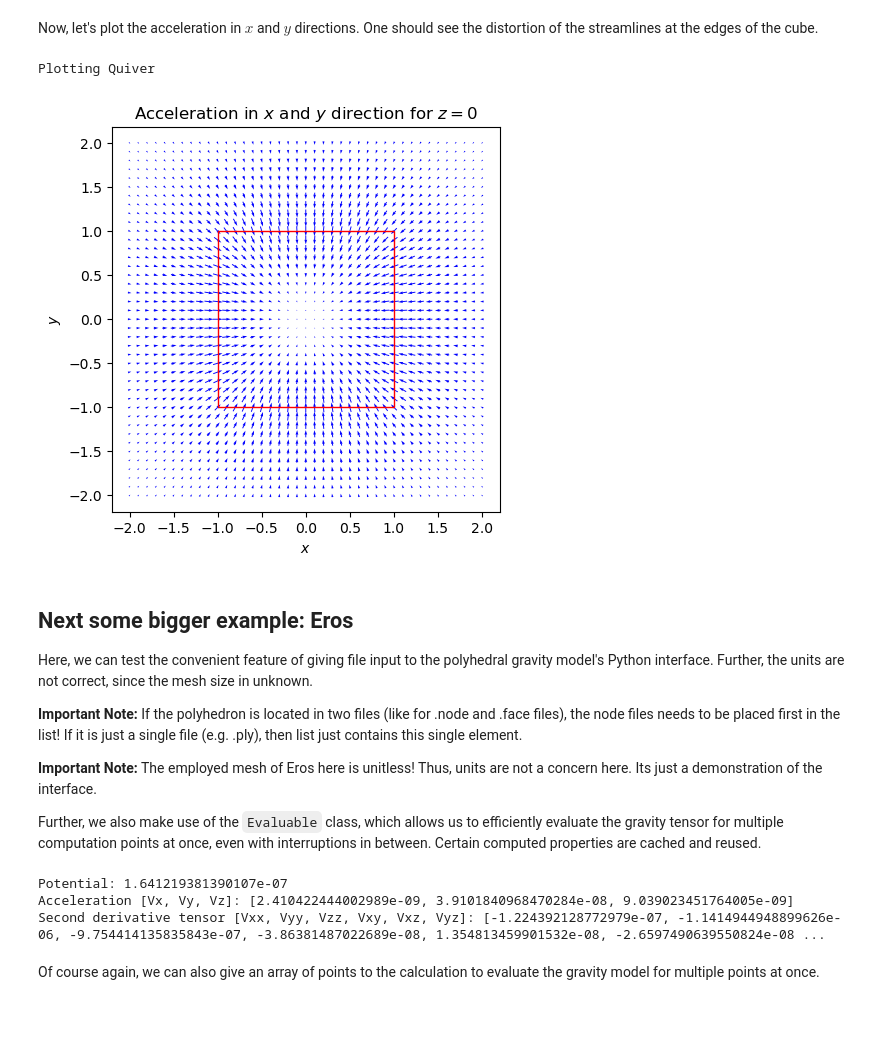
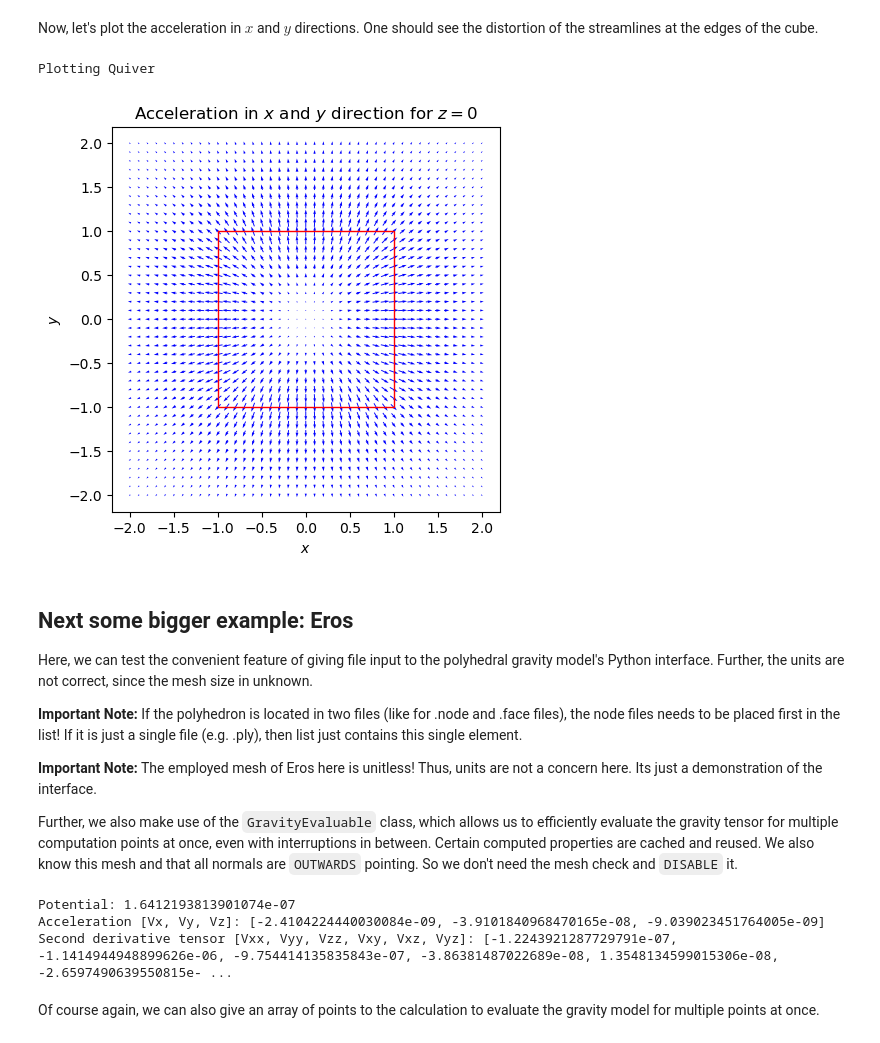
Before and after one commit to esa/polyhedral-gravity-model, a Jupyter notebook: script/polyhedral-gravity.ipynb, the cells around one changed output. Saved outputs shown, nothing was run; the diff lists cells and outputs as text; code cells hidden in the pictures; blank space fills up the shorter version.

```diff
--- a/script/polyhedral-gravity.ipynb
+++ b/script/polyhedral-gravity.ipynb
@@ -76,7 +77,11 @@ cube_faces = np.array(
         [4, 6, 7],
     ]
 )
-
-outwards_pointing_normals = gravity_util.check_mesh(cube_vertices, cube_faces)
-print(f"Plane normals point outwards: {outwards_pointing_normals}")
+density = 1.0  # [kg/m^3]
+cube_polyhedron = Polyhedron(
+    polyhedral_source=(cube_vertices, cube_faces),
+    density=density,
+    integrity_check=PolyhedronIntegrity.HEAL,
+)
+print(cube_polyhedron)
 # %% [output]
@@ -170,27 +172,26 @@ Now, let's plot the acceleration in $x$ and $y$ directions. One should see the d
 # %%
 # We use for this plot a more coarse grid to improve the visualization
 VALUES = np.arange(-2, 2.01, 0.1)
 X = VALUES
 Y = VALUES
 
 computation_points = np.array(np.meshgrid(X, Y, [0])).T.reshape(-1, 3)
-gravity_results = gravity_model.evaluate(
-    polyhedral_source=(cube_vertices, cube_faces),
-    density=density,
+gravity_results = evaluate(
+    polyhedron=cube_polyhedron,
     computation_points=computation_points,
 )
 
 accelerations = np.array([i[1][:] for i in gravity_results])
 acc_xy = np.delete(accelerations, 2, 1)
 acc_xy = -1 * acc_xy
 
 X = computation_points[:, 0].reshape(len(VALUES), -1)
 Y = computation_points[:, 1].reshape(len(VALUES), -1)
 
 mesh_plotting.plot_quiver(X, Y, acc_xy, "Acceleration in $x$ and $y$ direction for $z=0$", plot_rectangle=True)
 # %% [output]
 Plotting Quiver
-[figure, old version]
+[figure, new version]
 # %% [markdown]
 ## Next some bigger example: Eros
 
@@ -201,20 +202,27 @@ Further, the units are not correct, since the mesh size in unknown.
 
 **Important Note:** The employed mesh of Eros here is unitless! Thus, units are not a concern here. Its just a demonstration of the interface.
 
-Further, we also make use of the `Evaluable` class, which allows us to efficiently evaluate the gravity tensor for multiple computation points at once, even with interruptions in between. Certain computed properties are cached and reused.
+Further, we also make use of the `GravityEvaluable` class, which allows us to efficiently evaluate the gravity tensor for multiple computation points at once, even with interruptions in between. Certain computed properties are cached and reused.
+We also know this mesh and that all normals are `OUTWARDS` pointing. So we don't need the mesh check and `DISABLE` it.
 # %%
 eros_vertices_path = "mesh/Eros.node"
 eros_faces_path = "mesh/Eros.face"
+density = 2670.0
 
-density = 2670.0
+eros_polyhedron = Polyhedron(
+    polyhedral_source=[eros_vertices_path, eros_faces_path],
+    density=density,
+    normal_orientation=NormalOrientation.OUTWARDS,
+    integrity_check=PolyhedronIntegrity.DISABLE,
+)
+
+
 computation_point = np.array([0, 0, 0])  # m
 
 # The differende betweeen array input & file input lies in the types
 # Array Mesh Input ==> tuple of arrays/ lists
 # File Mesh Input ==> list of string file paths
-evaluable_eros = gravity_model.GravityEvaluable(
-    polyhedral_source=[eros_vertices_path, eros_faces_path], density=density
-)
+evaluable_eros = GravityEvaluable(eros_polyhedron)
 
 # Call the evaluable object with the computation point(s) and optionally disable/ enable parallelization
 potential, acceleration, tensor = evaluable_eros(computation_points=computation_point, parallel=True)
@@ -223,9 +231,9 @@ print("Potential: {}".format(potential))
 print("Acceleration [Vx, Vy, Vz]: {}".format(acceleration))
 print("Second derivative tensor [Vxx, Vyy, Vzz, Vxy, Vxz, Vyz]: {}".format(tensor))
 # %% [output]
-Potential: 1.641219381390107e-07
-Acceleration [Vx, Vy, Vz]: [2.410422444002989e-09, 3.9101840968470284e-08, 9.039023451764005e-09]
-Second derivative tensor [Vxx, Vyy, Vzz, Vxy, Vxz, Vyz]: [-1.224392128772979e-07, -1.1414944948899626e-06, -9.754414135835843e-07, -3.86381487022689e-08, 1.354813459901532e-08, -2.6597490639550824e-08 ...
+Potential: 1.6412193813901074e-07
+Acceleration [Vx, Vy, Vz]: [-2.4104224440030084e-09, -3.9101840968470165e-08, -9.039023451764005e-09]
+Second derivative tensor [Vxx, Vyy, Vzz, Vxy, Vxz, Vyz]: [-1.2243921287729791e-07, -1.1414944948899626e-06, -9.754414135835843e-07, -3.86381487022689e-08, 1.3548134599015306e-08, -2.6597490639550815e- ...
 # %% [markdown]
 Of course again, we can also give an array of points to the calculation to evaluate the gravity model for multiple points at once.
 # %%
```
Also changed, not shown: parts of 12 cells of this notebook, 5 other files.
